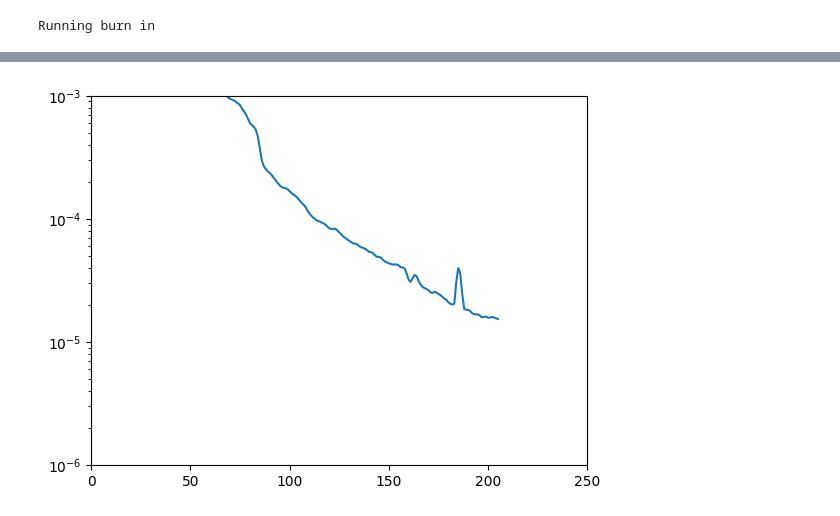
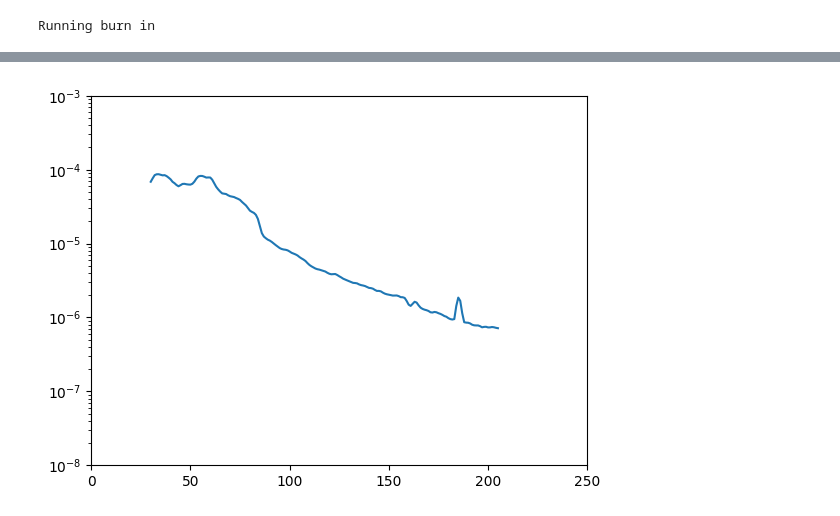
Before and after one commit to benlchang/HD47127-b-ADI, a Jupyter notebook: HD47127_ADI.ipynb, the cells around one changed output, grey strips where cells are left out. Drawn from its saved outputs; the diff is of its cells as text; code cells hidden in the pictures.

```diff
--- a/HD47127_ADI.ipynb
+++ b/HD47127_ADI.ipynb
@@ -365,20 +398,23 @@ def starData(flist, xdim, ydim):
         if i == 0:
             alignedcube[0,:,:] = rawcube[i,:,:]
             ctrs.append((30.5, 30.5))
+            head = fits.getheader(flist[i])
+            print(head)
         else:
             shifts, error, diffphase = phase_cross_correlation(rawcube[0,:,:], rawcube[i,:,:],upsample_factor=100, normalization=None)
-            print(shifts)
             alignedcube[i,:,:] = shift(rawcube[i,:,:],shift=shifts,mode='grid-constant')
             ctrs.append(ctrs[0]+shifts)
     fits.writeto('temp.fits', rawcube[1,:,:],overwrite=True)
     fits.writeto('tempstar.fits', alignedcube[1,:,:], overwrite=True)
 
-    medcube = np.nanmedian(alignedcube, axis=0)
+    medcube = np.nanmean(alignedcube, axis=0)
     fits.writeto('medstar.fits', medcube, overwrite=True)
     print(medcube.shape)
     plt.plot(ctrs)
 
-    amplitude = calc_starflux(medcube, (29, 32))
+    conversionFactor = (7.9965 / .0100113 ) * .03
+    amplitude = calc_starflux(medcube, (27, 33)) * conversionFactor
+
     return amplitude, (30, 30)
 
 #fit 2D gaussian (from pyklip.instruments.NIRC2, adjusted slightly)
@@ -395,6 +431,8 @@ def calc_starflux(cube, center):
 
     # Fitting the amplitude, x_stddev and y_stddev
     g = fit_g(g_init, y, x, cube)
+
+    print(g.amplitude)
     return g.amplitude
 
 
@@ -426,11 +451,17 @@ Parameter('amplitude', value=224479.9193556412) (30, 30)
 # %%
 output_prefix = '../klipdata/2023_12_H/'
 
-def contrastCurve(output_prefix, pixel_sep, pa, star_amplitude):
+def contrastCurve(output_prefix, pixel_sep, pa, star_amplitude, wcs):
+
+    input_planet_fluxes = [1e-6, 2e-7, 4e-8, 8e-9]
+    seps = [100, 200, 300, 400]
+    fwhm = 2.5
+
+
     hdulist = fits.open(output_prefix)
 
-    kl20frame = hdulist[0].data[1]
-    print(kl20frame)
+    dataset = hdulist[0].data[1]
+    print(dataset.shape)
     dataset_center = [hdulist[0].header['PSFCENTX'], hdulist[0].header['PSFCENTY'] ]
 
     dataset_iwa = 30 # radius of occulter
@@ -445,28 +476,46 @@ def contrastCurve(output_prefix, pixel_sep, pa, star_amplitude):
     hd47127b_x = pixel_sep * -np.sin(np.radians(pa)) + dataset_center[0]
     hd47127b_y = pixel_sep * np.cos(np.radians(pa)) + dataset_center[1]
     # now mask the data
-    ydat, xdat = np.indices(kl20frame.shape)
+    ydat, xdat = np.indices(dataset.shape)
     distance_from_planet = np.sqrt((xdat - hd47127b_x)**2 + (ydat - hd47127b_y)**2)
-    kl20frame[np.where(distance_from_planet <= 2*dataset_fwhm)] = np.nan
-    fits.writeto('kl20frame.fits', kl20frame, overwrite=True)
+    dataset[np.where(distance_from_planet <= 2*dataset_fwhm)] = np.nan
+    fits.writeto('kl20frame.fits', dataset, overwrite=True)
 
 
-    contrast_seps, contrast = klip.meas_contrast(kl20frame, dataset_iwa, dataset_owa, dataset_fwhm, center=dataset_center, low_pass_filter=low_pass_size)
+    contrast_seps, contrast = klip.meas_contrast(dataset, dataset_iwa, dataset_owa, dataset_fwhm, center=dataset_center, low_pass_filter=low_pass_size)
     contrast = contrast / star_amplitude
 
+    #plt.xlim(0, 250)
+    #plt.ylim(1e-6, 1e-3)
+    #plt.ticklabel_format(axis='y', style='sci', scilimits=(0,0))
+    #plt.yscale('log')
+    #plt.plot(np.arange(dataset_iwa, dataset_iwa + len(contrast)), contrast)
+
+    #correct with fake planets
+    retrieved_fluxes = []
+    for input_planet_flux, sep in zip(input_planet_fluxes, seps):
+        fake_planet_fluxes = []
+        for pa in [0, 90, 180, 270]:
+            fake_flux = fakes.retrieve_planet_flux(dataset, dataset_center, wcs[0], sep, pa, searchrad=7)
+            fake_planet_fluxes.append(fake_flux)
+        retrieved_fluxes.append(np.mean(fake_planet_fluxes))
+    algo_throughput = np.array(retrieved_fluxes)/np.array(input_planet_fluxes)
+    corrected_contrast_curve = np.copy(contrast)
+    for i, sep in enumerate(contrast_seps):
+        closest_throughput_index = np.argmin(np.abs(sep - seps))
+        corrected_contrast_curve[i] /= algo_throughput[closest_throughput_index]
+
     plt.xlim(0, 250)
-    plt.ylim(1e-6, 1e-3)
+    plt.ylim(1e-8, 1e-3)
     plt.ticklabel_format(axis='y', style='sci', scilimits=(0,0))
     plt.yscale('log')
-    plt.plot(np.arange(dataset_iwa, dataset_iwa + len(contrast)), contrast)
-    return contrast_seps, contrast
+    plt.plot(np.arange(dataset_iwa, dataset_iwa + len(corrected_contrast_curve)), contrast)
 
-def injectFakePlanets(output_prefix):
-    input_planet_fluxes = [1e-4, 1e-5, 1e-6, 1e-7]
-    seps = [70, 140, 210, 280]
-    fwhm = 4
+    return contrast_seps, contrast, corrected_contrast_curve
+
 
 #calibrated contrast curve with fake planets
 #coronographic throughput-corrected contrast curve
-contrast_seps, contrast = contrastCurve(output_prefix + "-KLmodes-all.fits", 192.1, 8.2, amplitude + 10000)
+contrast_seps, contrast, corrected_contrast_curve = contrastCurve(output_prefix + "-KLmodes-all.fits", 192.1, 8.2, amplitude, wcs)
+print(contrast[183-30])
 # %% [output]
@@ -486 +524 @@ contrast_seps, contrast = contrastCurve(output_prefix + "-KLmodes-all.fits", 192
-[figure, old version]
+[figure, new version]
```
Also changed, not shown: parts of 5 cells of this notebook.
